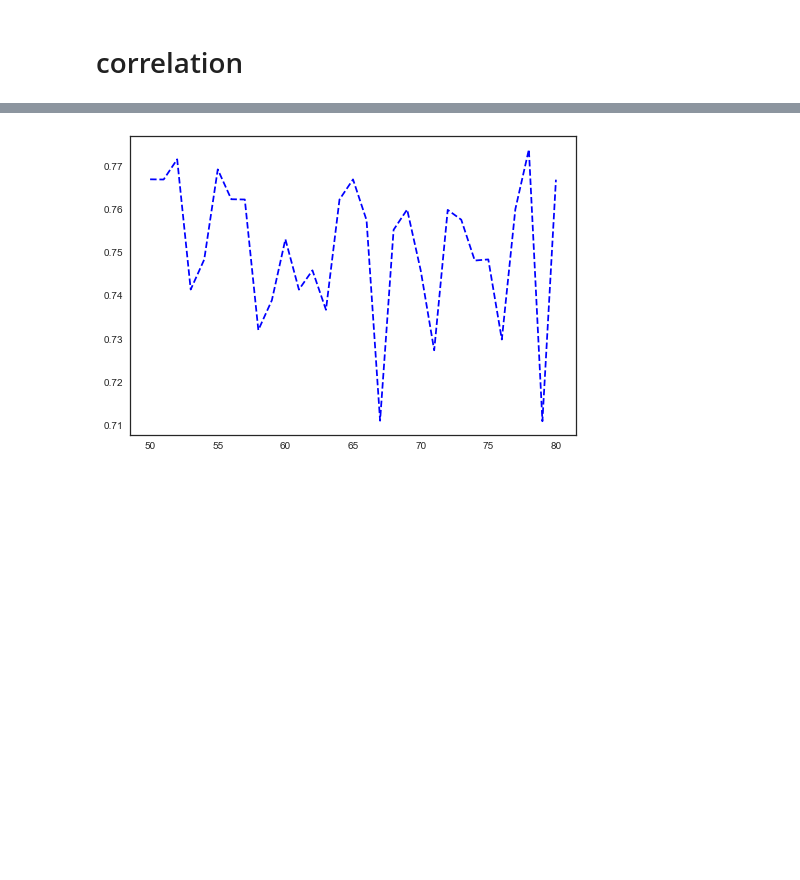
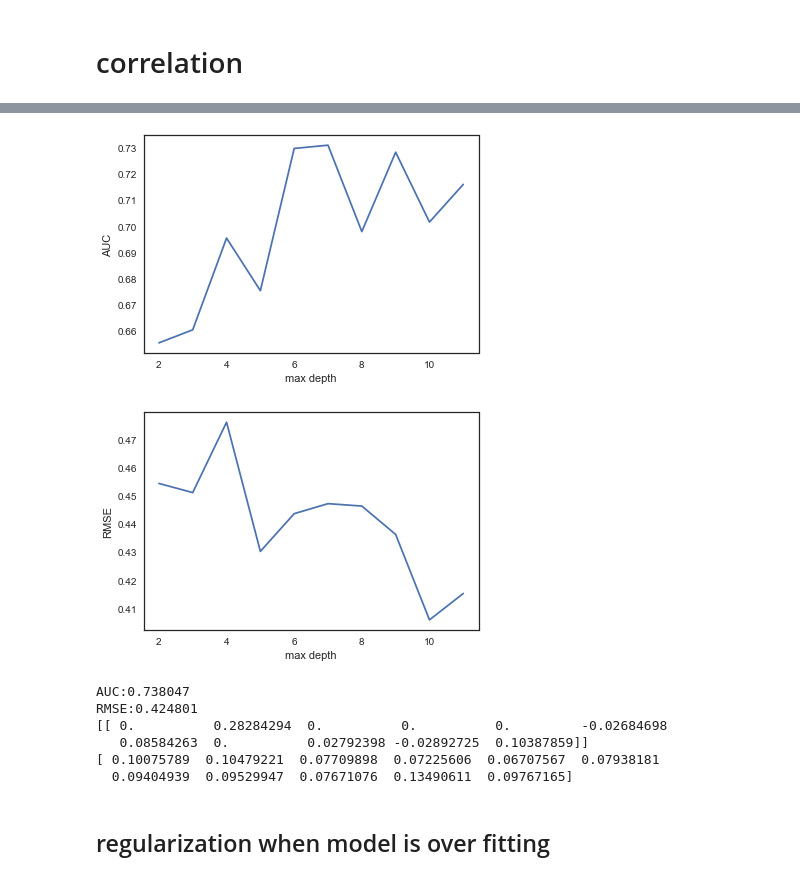
Before and after one commit to zyfzjsc988/DataMining, a Jupyter notebook: Qi_Fay_Joy/preprocess.ipynb, the cells around one changed output, grey strips where cells are left out. Saved outputs shown, nothing was run; the diff lists cells and outputs as text; code cells hidden in the pictures; blank space fills up the shorter version.

```diff
--- a/Qi_Fay_Joy/preprocess.ipynb
+++ b/Qi_Fay_Joy/preprocess.ipynb
@@ -165,9 +186,8 @@ logistic(df,4)
 # %%
 from sklearn.ensemble import RandomForestClassifier
 
-def RandomFC(df,c,estimators):
-    X=df.loc[:,['aveknow','avecarelessness','avecorrect','numactions','averesbored','averesengcon',
-                         'averesconf','averesfrust','averesofftask','averesgaming','mcas']]
+def RandomFC(df,c,estimators,depth):
+    X=df.loc[:,select_columns]
     X1=X.values
     y=df['isstem']
     y1=y.values
@@ -176,21 +196,49 @@ def RandomFC(df,c,estimators):
     for train_index, test_index in kf.split(X1):
         X_train,X_test=X1[train_index],X1[test_index]
         y_train,y_test=y1[train_index],y1[test_index]
-        RFC=RandomForestClassifier(n_estimators=estimators,oob_score=True)
+        RFC=RandomForestClassifier(n_estimators=estimators,oob_score=True,max_depth=depth,max_features='auto')
         RFC.fit(X_train,y_train)
-        acc=RFC.score(X_test,y_test)
-        accurate.append(acc)
+        pred = RFC.predict_proba(X_test)[:,1]
+        fpr, tpr, thresholds = metrics.roc_curve(y_test, pred)
+        AUC = metrics.auc(fpr, tpr)
+        RMSE = math.sqrt(metrics.mean_squared_error(y_test, pred))
+        accurate.append(AUC)
     mean_acc=np.mean(accurate)
-    return(mean_acc)
+    return mean_acc,RMSE,RFC
-# %%
-df=dataframe
-acc_RFC=[]
-rang=range(50,81,1)
-for i in rang:
-    acc_rfc=RandomFC(df,4,i)
-    acc_RFC.append(acc_rfc)
-plt.plot(rang,acc_RFC,"b--")
-plt.show()
-#std?
-# %% [output]
-[figure, removed]
+# %%
+df=dataframe
+depth_list = range(2,12)
+acc_RFC_list=[]
+RMSE_list = []
+for depth in depth_list:
+    acc_rfc,RMSE,RFC =RandomFC(df,4,63,depth)
+    acc_RFC_list.append(acc_rfc)
+    RMSE_list.append(RMSE)
+
+plt.xlabel("max depth")
+plt.ylabel("AUC")
+plt.plot(depth_list,acc_RFC_list)
+plt.show()
+
+plt.xlabel("max depth")
+plt.ylabel("RMSE")
+plt.plot(depth_list,RMSE_list)
+plt.show()
+# %% [output]
+[figure, added]
+[figure, added]
+# %%
+depth = 7
+acc_rfc, RMSE, RFC = RandomFC(df,4,63,depth)
+print("AUC:%f" % acc_rfc)
+print("RMSE:%f" % RMSE)
+print(RFC.feature_importances_)
+# %% [output]
+AUC:0.738047
+RMSE:0.424801
+[[ 0.          0.28284294  0.          0.          0.         -0.02684698
+   0.08584263  0.          0.02792398 -0.02892725  0.10387859]]
+[ 0.10075789  0.10479221  0.07709898  0.07225606  0.06707567  0.07938181
+  0.09404939  0.09529947  0.07671076  0.13490611  0.09767165]
+# %% [markdown]
+## regularization when model is over fitting
```
Also changed, not shown: parts of 13 cells of this notebook.
